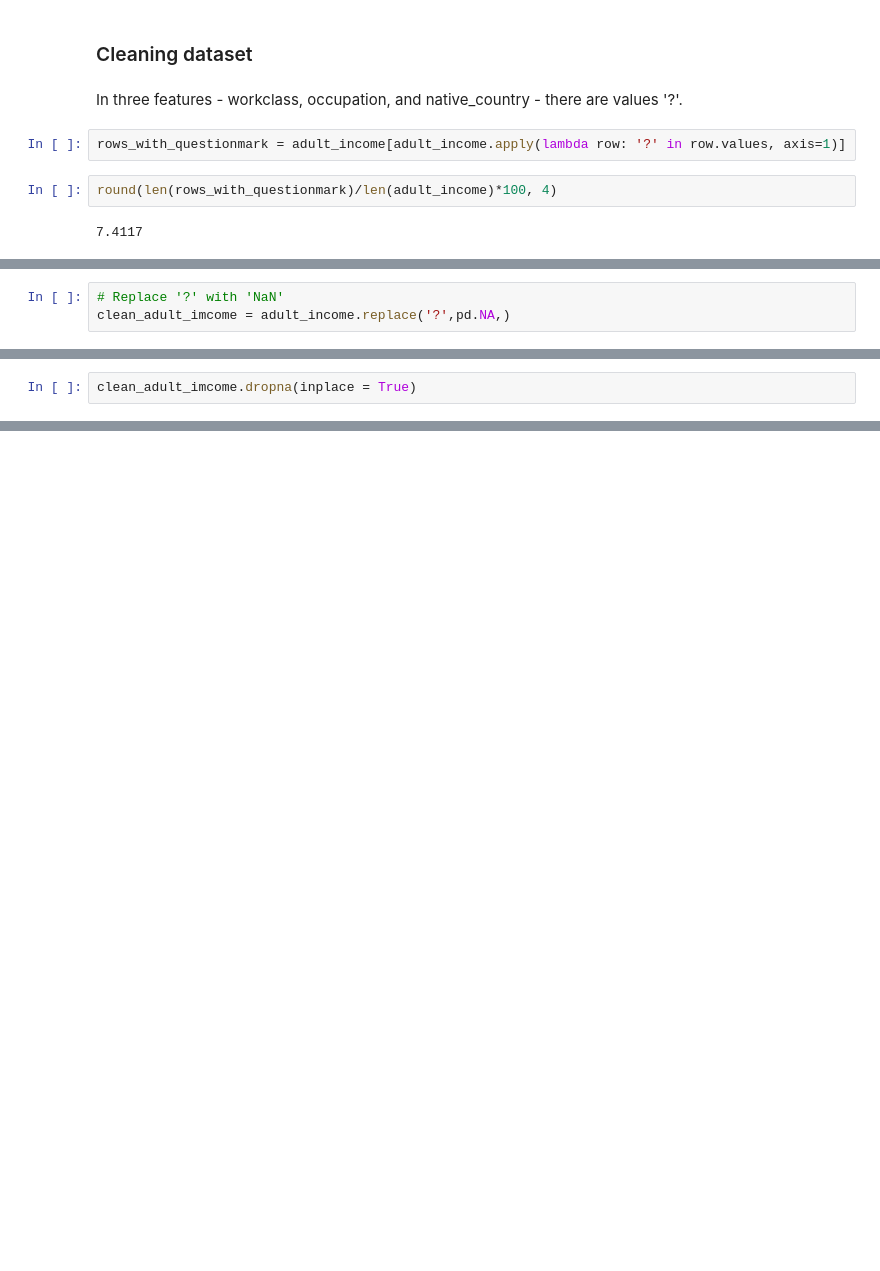
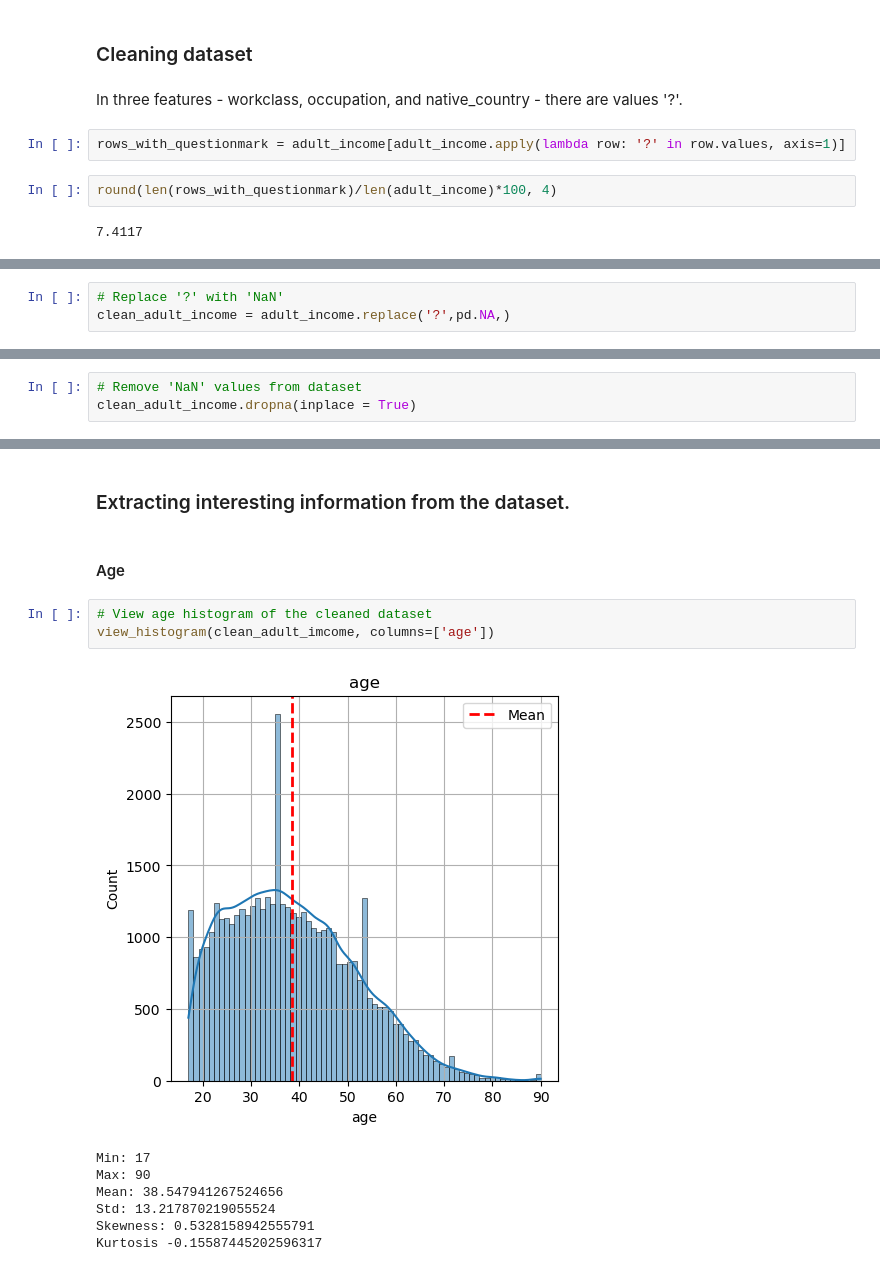
Before and after one commit to Kiril-Lazarov/Artificial-Intelligence, a Jupyter notebook: My Projects/Adult-Income Dataset.ipynb, the cells around one changed output, grey strips where cells are left out. Saved outputs shown, nothing was run; the diff lists cells and outputs as text; blank space fills up the shorter version.

Commit message:
Replace functions on top of the notebook and started Age exploratory section

```diff
--- a/My Projects/Adult-Income Dataset.ipynb
+++ b/My Projects/Adult-Income Dataset.ipynb
@@ -124,4 +137,4 @@ There are 7.4117 percent
 # %%
 # Replace '?' with 'NaN'
-clean_adult_imcome = adult_income.replace('?',pd.NA,)
+clean_adult_income = adult_income.replace('?',pd.NA,)
 # %%
@@ -144,5 +157,6 @@ native_country      857
 income                0
 dtype: int64
 # %%
-clean_adult_imcome.dropna(inplace = True)
+# Remove 'NaN' values from dataset
+clean_adult_income.dropna(inplace = True)
 # %%
@@ -169,2 +183,17 @@ clean_adult_imcome.shape
 # %% [output]
 (45222, 15)
+# %% [markdown]
+###  Extracting interesting information from the dataset.
+# %% [markdown]
+#### Age
+# %%
+# View age histogram of the cleaned dataset
+view_histogram(clean_adult_imcome, columns=['age'])
+# %% [output]
+[figure, added]
+Min: 17
+Max: 90
+Mean: 38.547941267524656
+Std: 13.217870219055524
+Skewness: 0.5328158942555791
+Kurtosis -0.15587445202596317
```
Also changed, not shown: parts of 15 cells of this notebook.
